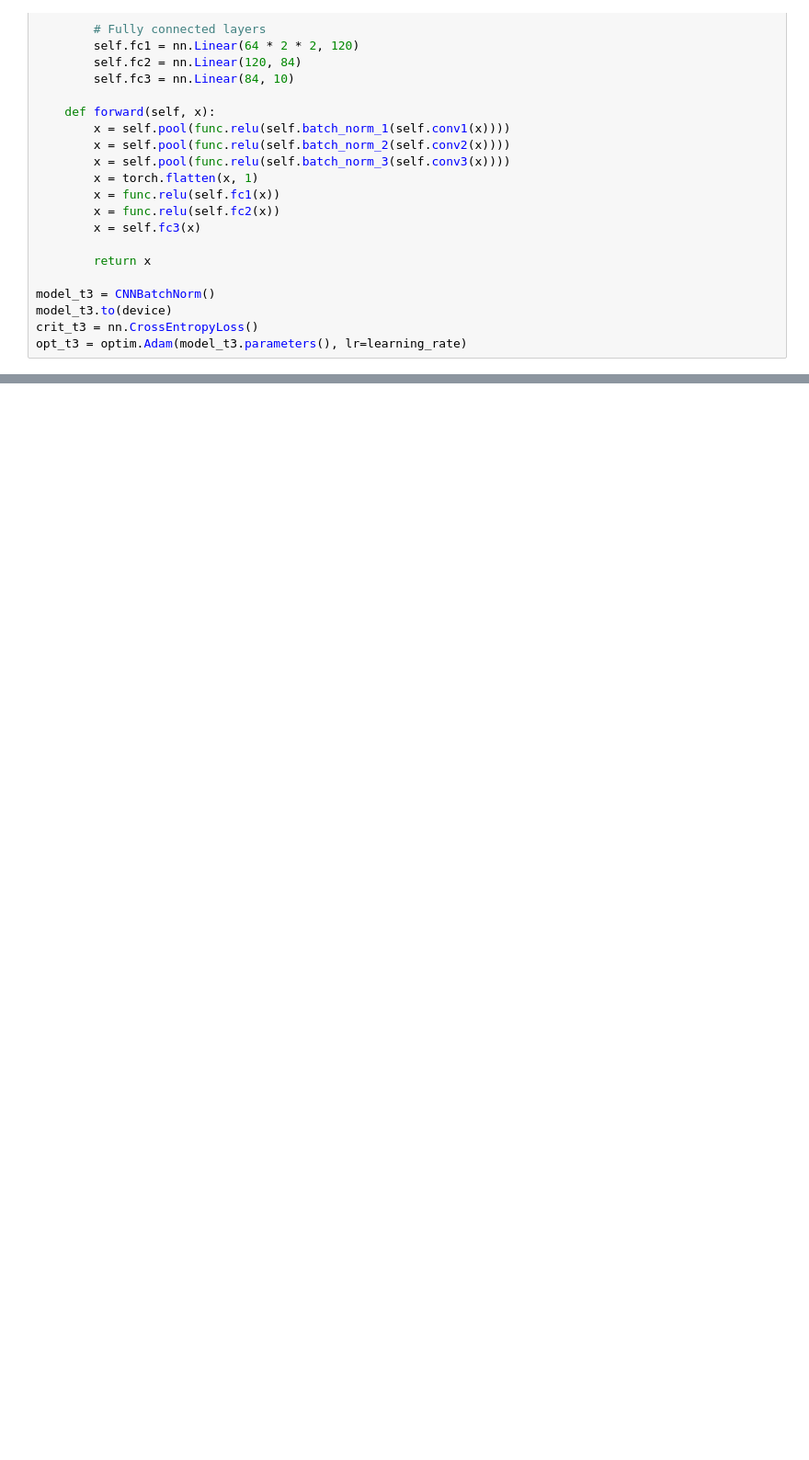
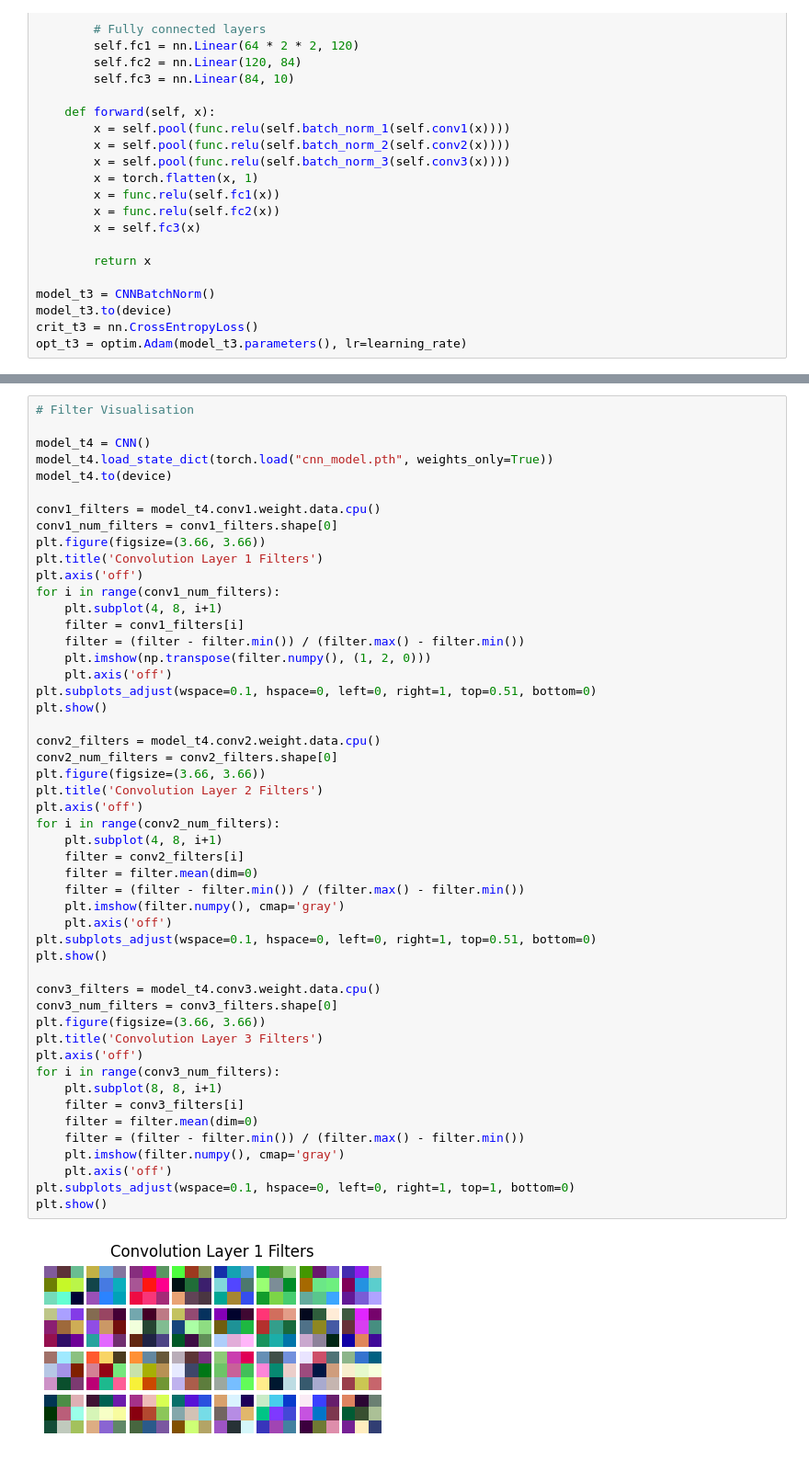
Before and after one commit to the-swagga/cifar10-classifier-cw, a Jupyter notebook: part_3_cnn.ipynb, the cells around one changed output, grey strips where cells are left out. Shown: that part at 92% size. Cells and saved outputs as stored; diff of their text form; blank space fills up the shorter version.

```diff
--- a/part_3_cnn.ipynb
+++ b/part_3_cnn.ipynb
@@ -507,0 +507,52 @@ Task 4
+# %%
+# Filter Visualisation
+
+model_t4 = CNN()
+model_t4.load_state_dict(torch.load("cnn_model.pth", weights_only=True))
+model_t4.to(device)
+
+conv1_filters = model_t4.conv1.weight.data.cpu()
+conv1_num_filters = conv1_filters.shape[0]
+plt.figure(figsize=(3.66, 3.66))
+plt.title('Convolution Layer 1 Filters')
+plt.axis('off')
+for i in range(conv1_num_filters):
+    plt.subplot(4, 8, i+1)
+    filter = conv1_filters[i]
+    filter = (filter - filter.min()) / (filter.max() - filter.min())
+    plt.imshow(np.transpose(filter.numpy(), (1, 2, 0)))
+    plt.axis('off')
+plt.subplots_adjust(wspace=0.1, hspace=0, left=0, right=1, top=0.51, bottom=0)
+plt.show()
+
+conv2_filters = model_t4.conv2.weight.data.cpu()
+conv2_num_filters = conv2_filters.shape[0]
+plt.figure(figsize=(3.66, 3.66))
+plt.title('Convolution Layer 2 Filters')
+plt.axis('off')
+for i in range(conv2_num_filters):
+    plt.subplot(4, 8, i+1)
+    filter = conv2_filters[i]
+    filter = filter.mean(dim=0)
+    filter = (filter - filter.min()) / (filter.max() - filter.min())
+    plt.imshow(filter.numpy(), cmap='gray')
+    plt.axis('off')
+plt.subplots_adjust(wspace=0.1, hspace=0, left=0, right=1, top=0.51, bottom=0)
+plt.show()
+
+conv3_filters = model_t4.conv3.weight.data.cpu()
+conv3_num_filters = conv3_filters.shape[0]
+plt.figure(figsize=(3.66, 3.66))
+plt.title('Convolution Layer 3 Filters')
+plt.axis('off')
+for i in range(conv3_num_filters):
+    plt.subplot(8, 8, i+1)
+    filter = conv3_filters[i]
+    filter = filter.mean(dim=0)
+    filter = (filter - filter.min()) / (filter.max() - filter.min())
+    plt.imshow(filter.numpy(), cmap='gray')
+    plt.axis('off')
+plt.subplots_adjust(wspace=0.1, hspace=0, left=0, right=1, top=1, bottom=0)
+plt.show()
+# %% [output]
+[figure, added]
```
Also changed, not shown: parts of 15 cells of this notebook.
